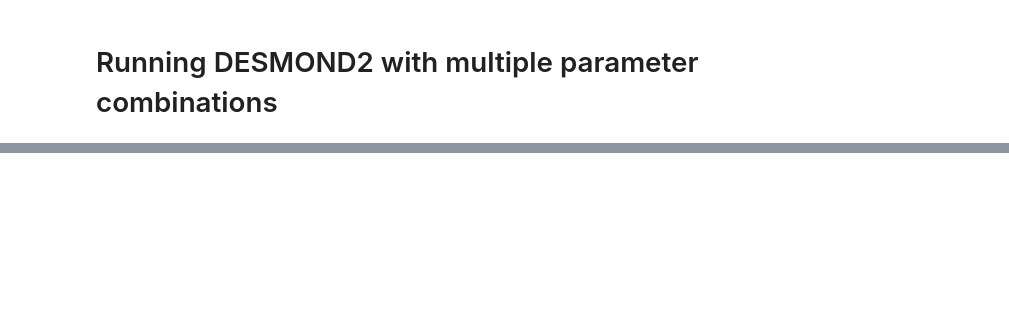
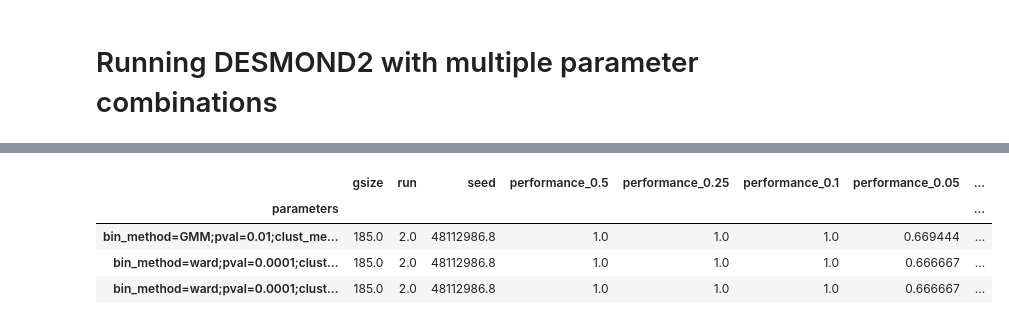
Before and after one commit to ozolotareva/unpast_paper, a Jupyter notebook: evaluation_on_simulated_data.ipynb, the cells around one changed output, grey strips where cells are left out. Cells and saved outputs as stored; diff of their text form; code cells hidden in the pictures; blank space fills up the shorter version.

```diff
--- a/evaluation_on_simulated_data.ipynb
+++ b/evaluation_on_simulated_data.ipynb
@@ -319,18 +154,9 @@ from run_desmond2 import run_DESMOND
 out_dir= "results_on_simulated_data/"
 fname_prefix = "data/simulated_m=4,std=1/"
 
-# number of runs and seeds - set to 5
-n_runs = 2
-seeds =  [85822412, 14942603]# 3356886, 99529223, 36913810]
-
-# method parameters to try
-pvals = [0.0001] #[0.0001, 0.0005,0.001,0.005,0.01]
-bin_methods = ["kmeans","ward"]
-modularities = [0.3,0.5]
-
 df = []
-for scenario in ["A"]: #,"B","C"]:
-    for gsize in [500]: #,50,500]:
+for scenario in ["A","B","C"]:
+    for gsize in [500,50,5]:
         exprs_file = fname_prefix + "/"+scenario+"/"+scenario+".n_genes="+str(gsize)+".exprs_z.tsv"
         ground_truth_file =fname_prefix + "/"+scenario+"/"+scenario+".n_genes="+str(gsize)+".biclusters.tsv"
         all_samples = set(pd.read_csv(exprs_file,sep="\t",index_col=0, nrows=0).columns.values)
@@ -343,27 +169,18 @@ for scenario in ["A"]: #,"B","C"]:
                         basename = scenario+".n_genes="+str(gsize)
                         try:
                             t0 = time()
-                            # run the method
-                            result, u,d = run_DESMOND(exprs_file,
-                                                     basename, out_dir=out_dir,
-                                                     save=True, load = True,
-                                                     ceiling =3,
-                                                     bin_method = bin_method, pval = pval,
-                                                     min_n_samples = 5,
-                                                     clust_method = "Louvain",
-                                                     cluster_binary=False,
-                                                     #ds = ds, dch  = dch,
-                                                     modularity=m,
-                                                     seed = seed,
-                                                     verbose = False, plot_all = False,
-                                                     merge = 1)
+                            # read output
+                            fname = out_dir+basename+".seed="+str(seed)+\
+                            ".bin="+bin_method +",pval="+str(pval)+",clust=Louvain"+\
+                            ",m="+str(m)+".biclusters.tsv"
+                            result = read_bic_table(fname)
                             # calculate performance and bmids
                             performance, best_matches = calc_performance(result, all_samples, ground_truth_file)
 
                             # save parameters as a string
                             params = "bin_method="+bin_method+";pval="+str(pval)
                             params += ";clust_method="+"Louvain"+";modularity="+str(m)
-                            print("\trun",run,params,performance)
+                            #print("\trun",run,params,performance)
 
                             d = {"scenario":scenario,"gsize":gsize,
                                  "run":run,"seed":seed,
@@ -373,7 +190,5 @@ for scenario in ["A"]: #,"B","C"]:
                             df.append(d)
                         except:
                             print("\t failed",run,seed, params, file = sys.stderr)
-
-pd.DataFrame.from_records(df)
 # %% [output]
 A 500
@@ -410,0 +280,9 @@ merged biclustres [0, 1, 2, 3, 4, 6]
+# %%
+overall_performance = pd.concat([pd.DataFrame.from_records(df),pd.DataFrame.from_records(df2)])
+overall_performance.groupby(["parameters"]).agg("mean").sort_values("overall_performance",ascending=False).head(3)
+# %% [output]
+|  | gsize | run | seed | performance_0.5 | performance_0.25 | performance_0.1 | performance_0.05 | ... |
+| parameters |  |  |  |  |  |  |  | ... |
+| bin_method=GMM;pval=0.01;clust_me... | 185.0 | 2.0 | 48112986.8 | 1.0 | 1.0 | 1.0 | 0.669444 | ... |
+| bin_method=ward;pval=0.0001;clust... | 185.0 | 2.0 | 48112986.8 | 1.0 | 1.0 | 1.0 | 0.666667 | ... |
+| bin_method=ward;pval=0.0001;clust... | 185.0 | 2.0 | 48112986.8 | 1.0 | 1.0 | 1.0 | 0.666667 | ... |
```
Also changed, not shown: parts of 22 cells of this notebook, 1 other file.
